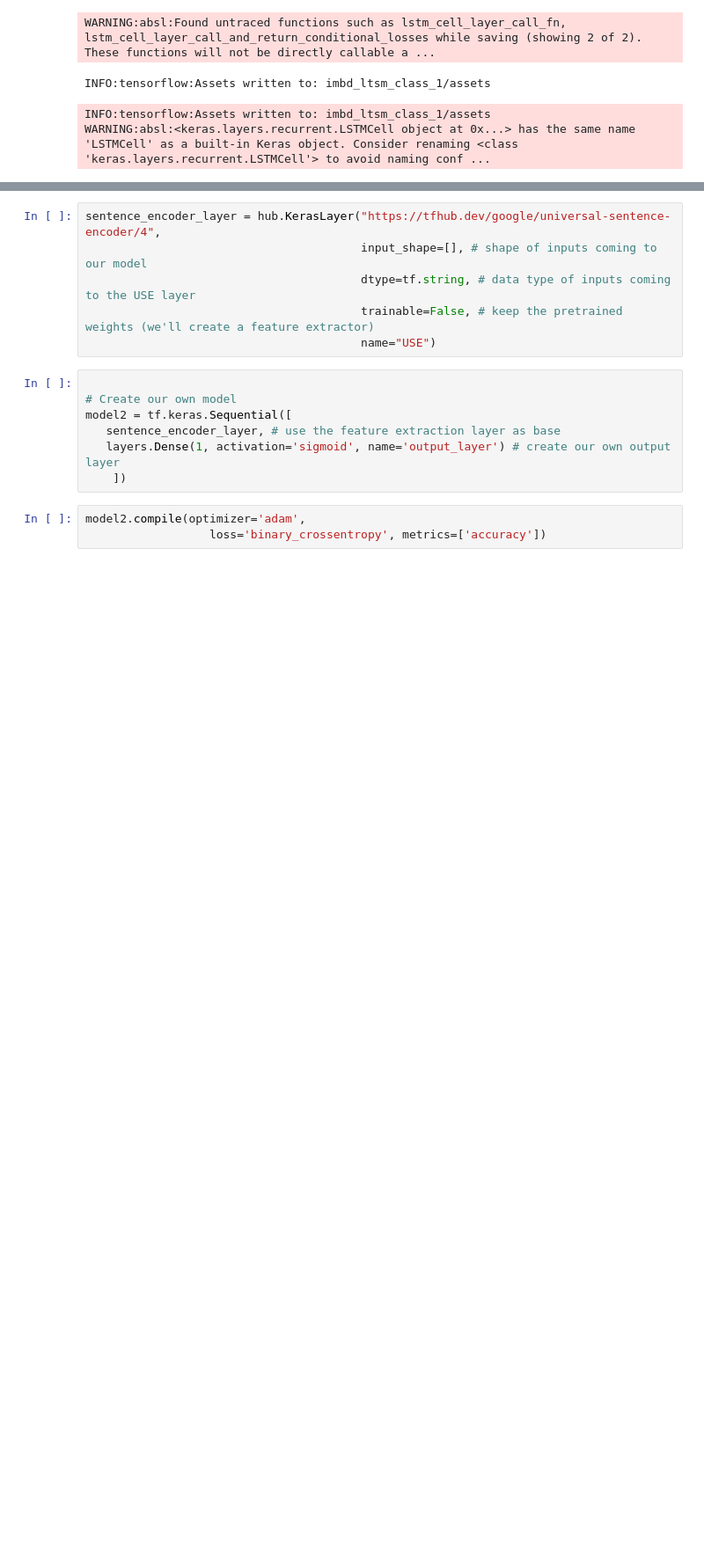
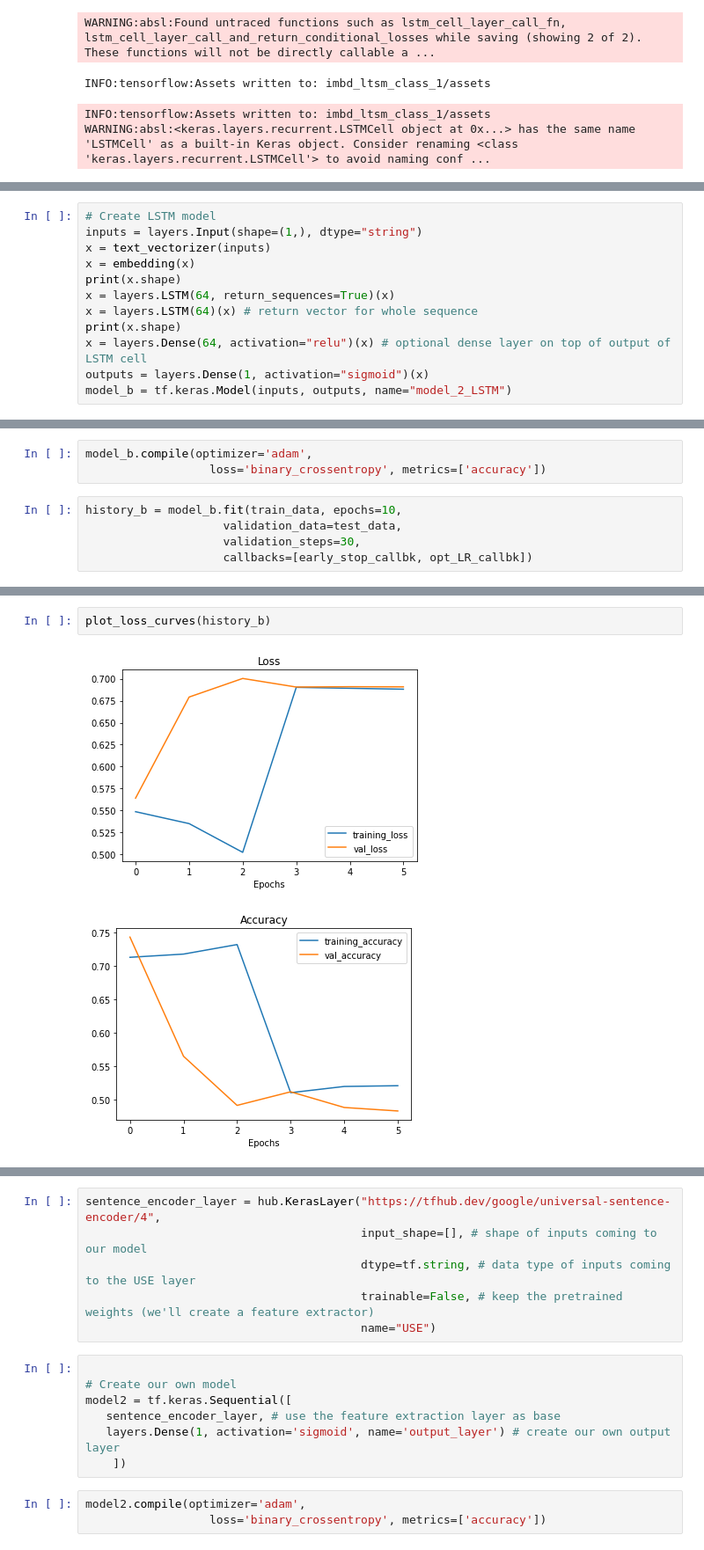
Before and after one commit to tglaser11/tf-work, a Jupyter notebook: imdb_classification.ipynb, the cells around one changed output, grey strips where cells are left out. Shown: that part at 88% size. Drawn from its saved outputs; the diff is of its cells as text; blank space fills up the shorter version.

Commit message:
added and trained another model

```diff
--- a/imdb_classification.ipynb
+++ b/imdb_classification.ipynb
@@ -201,0 +190,12 @@ feature_extractor_layer = hub.KerasLayer(model_url,
+# %%
+# Create LSTM model
+inputs = layers.Input(shape=(1,), dtype="string")
+x = text_vectorizer(inputs)
+x = embedding(x)
+print(x.shape)
+x = layers.LSTM(64, return_sequences=True)(x)
+x = layers.LSTM(64)(x) # return vector for whole sequence
+print(x.shape)
+x = layers.Dense(64, activation="relu")(x) # optional dense layer on top of output of LSTM cell
+outputs = layers.Dense(1, activation="sigmoid")(x)
+model_b = tf.keras.Model(inputs, outputs, name="model_2_LSTM")
@@ -201,0 +205,8 @@ feature_extractor_layer = hub.KerasLayer(model_url,
+# %%
+model_b.compile(optimizer='adam',
+                  loss='binary_crossentropy', metrics=['accuracy'])
+# %%
+history_b = model_b.fit(train_data, epochs=10,
+                    validation_data=test_data,
+                    validation_steps=30,
+                    callbacks=[early_stop_callbk, opt_LR_callbk])
@@ -201,0 +246,5 @@ feature_extractor_layer = hub.KerasLayer(model_url,
+# %%
+plot_loss_curves(history_b)
+# %% [output]
+[figure, added]
+[figure, added]
```
Also changed, not shown: parts of 7 cells of this notebook.
